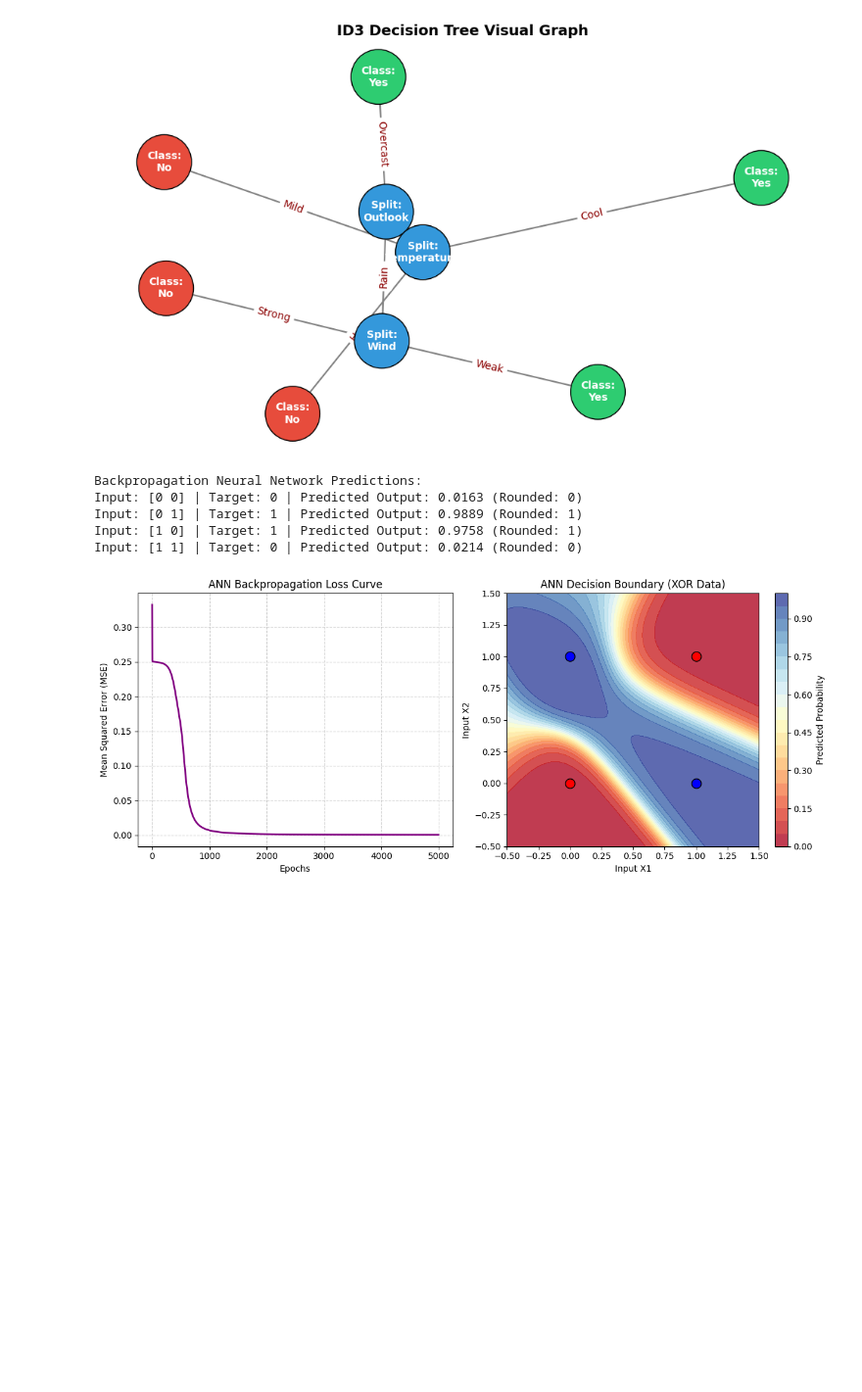
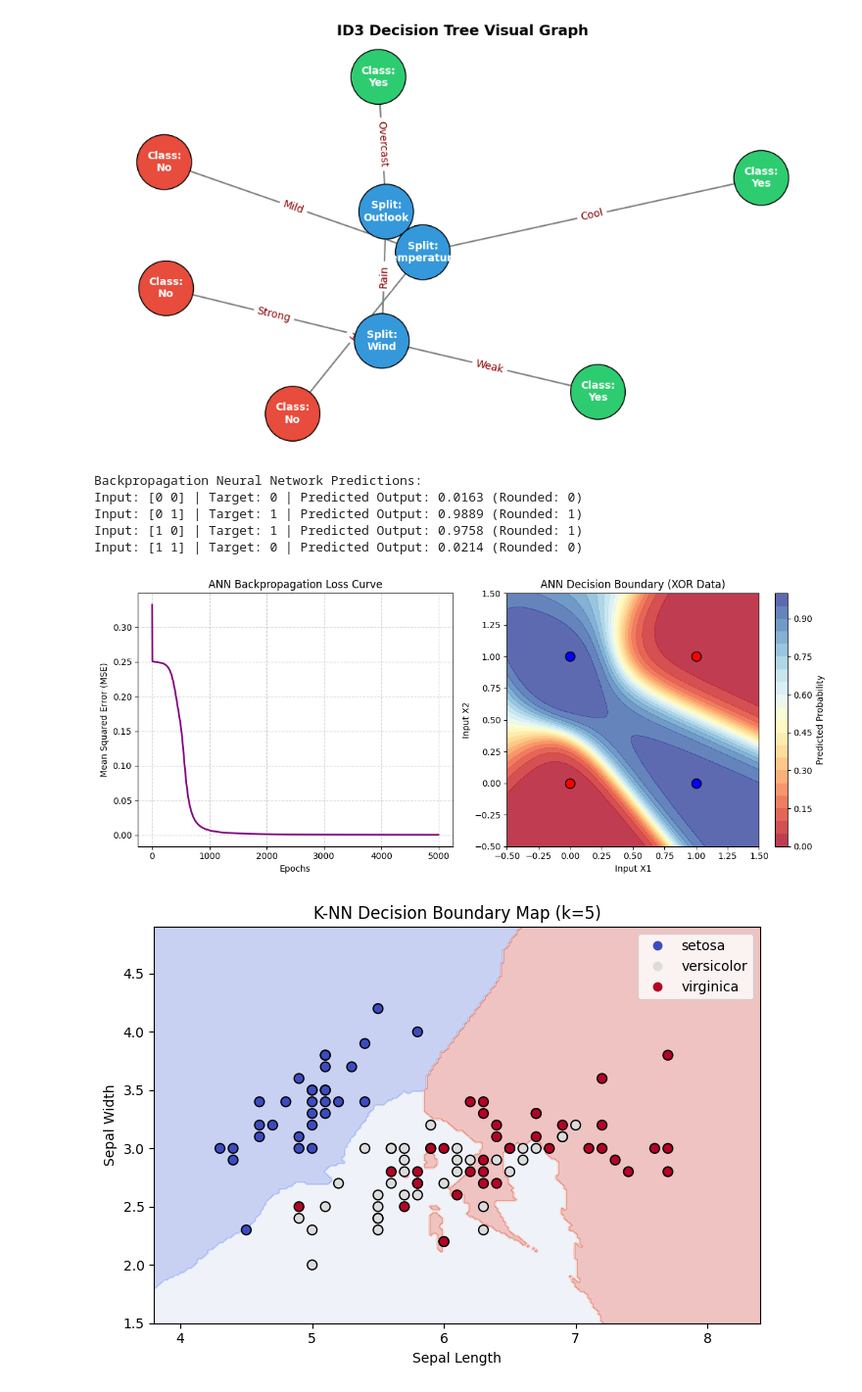
Before and after one commit to kevina29/MLA0202_Experiments, a Jupyter notebook: MLA0202.ipynb, the cells around one changed output. Shown at 98% size. Drawn from its saved outputs; the diff is of its cells as text; code cells hidden in the pictures; blank space fills up the shorter version.

Commit message:
EXPERIMENTS

```diff
--- a/MLA0202.ipynb
+++ b/MLA0202.ipynb
@@ -438,3 +447,54 @@ Input: [0 1] | Target: 1 | Predicted Output: 0.9889 (Rounded: 1)
 Input: [1 0] | Target: 1 | Predicted Output: 0.9758 (Rounded: 1)
 Input: [1 1] | Target: 0 | Predicted Output: 0.0214 (Rounded: 0)
 [figure]
+# %%
+# EXPERIMENT 5
+import matplotlib.pyplot as plt
+import numpy as np
+from sklearn.datasets import load_iris
+from sklearn.model_selection import train_test_split
+from sklearn.neighbors import KNeighborsClassifier
+
+# Load Dataset (Using 2 features for 2D decision boundary visualization)
+iris = load_iris()
+X = iris.data[:, :2]  # Sepal length & Sepal width
+y = iris.target
+
+X_train, X_test, y_train, y_test = train_test_split(
+    X, y, test_size=0.3, random_state=42
+)
+
+# Train K-NN Classifier
+knn = KNeighborsClassifier(n_neighbors=5)
+knn.fit(X_train, y_train)
+
+# Create meshgrid for visualization
+x_min, x_max = X[:, 0].min() - 0.5, X[:, 0].max() + 0.5
+y_min, y_max = X[:, 1].min() - 0.5, X[:, 1].max() + 0.5
+xx, yy = np.meshgrid(np.arange(x_min, x_max, 0.02), np.arange(y_min, y_max, 0.02))
+
+# Predict over the meshgrid surface
+Z = knn.predict(np.c_[xx.ravel(), yy.ravel()])
+Z = Z.reshape(xx.shape)
+
+# Plot Decision Boundaries Map
+plt.figure(figsize=(7, 5))
+plt.contourf(xx, yy, Z, alpha=0.3, cmap=plt.cm.coolwarm)
+scatter = plt.scatter(
+    X_train[:, 0],
+    X_train[:, 1],
+    c=y_train,
+    cmap=plt.cm.coolwarm,
+    edgecolors="k",
+    s=50,
+)
+plt.title("K-NN Decision Boundary Map (k=5)")
+plt.xlabel("Sepal Length")
+plt.ylabel("Sepal Width")
+plt.legend(
+    handles=scatter.legend_elements()[0], labels=list(iris.target_names)
+)
+plt.tight_layout()
+plt.show()
+# %% [output]
+[figure, added]
```
Also changed, not shown: parts of 19 cells of this notebook.
